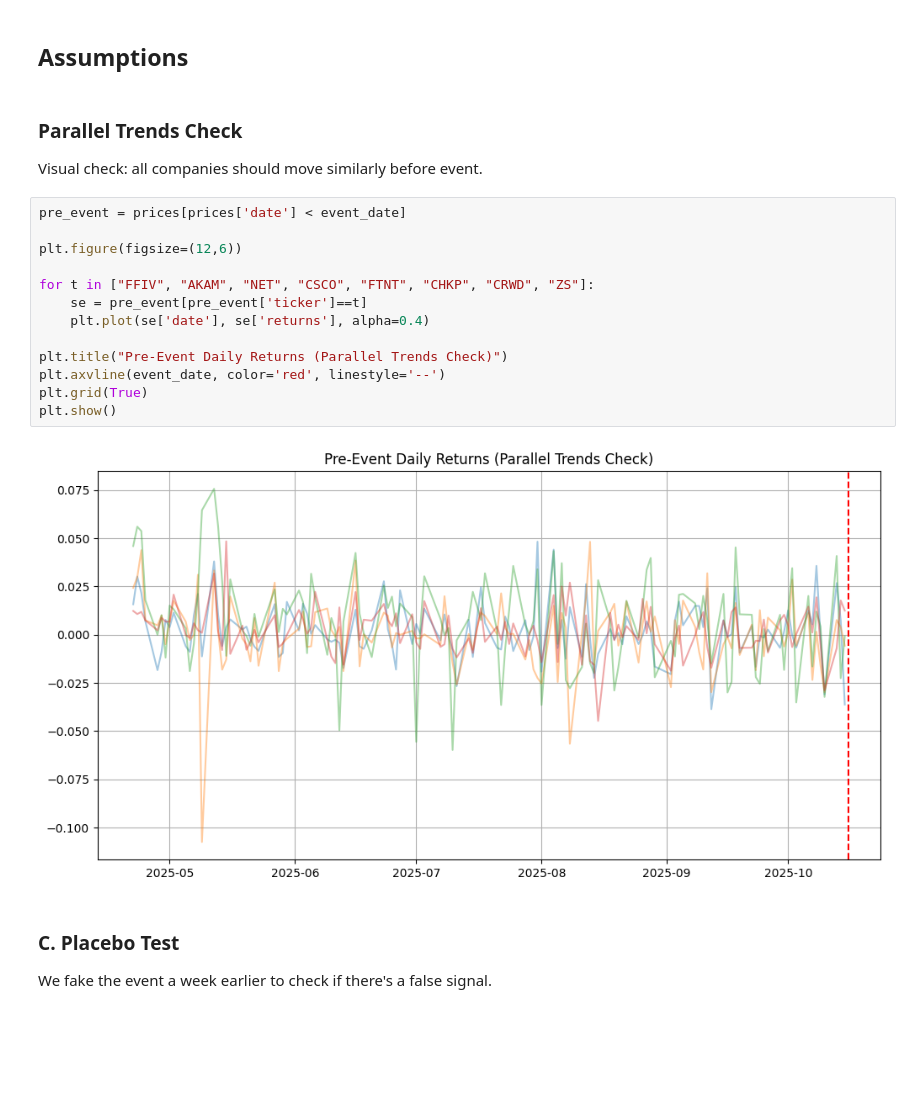
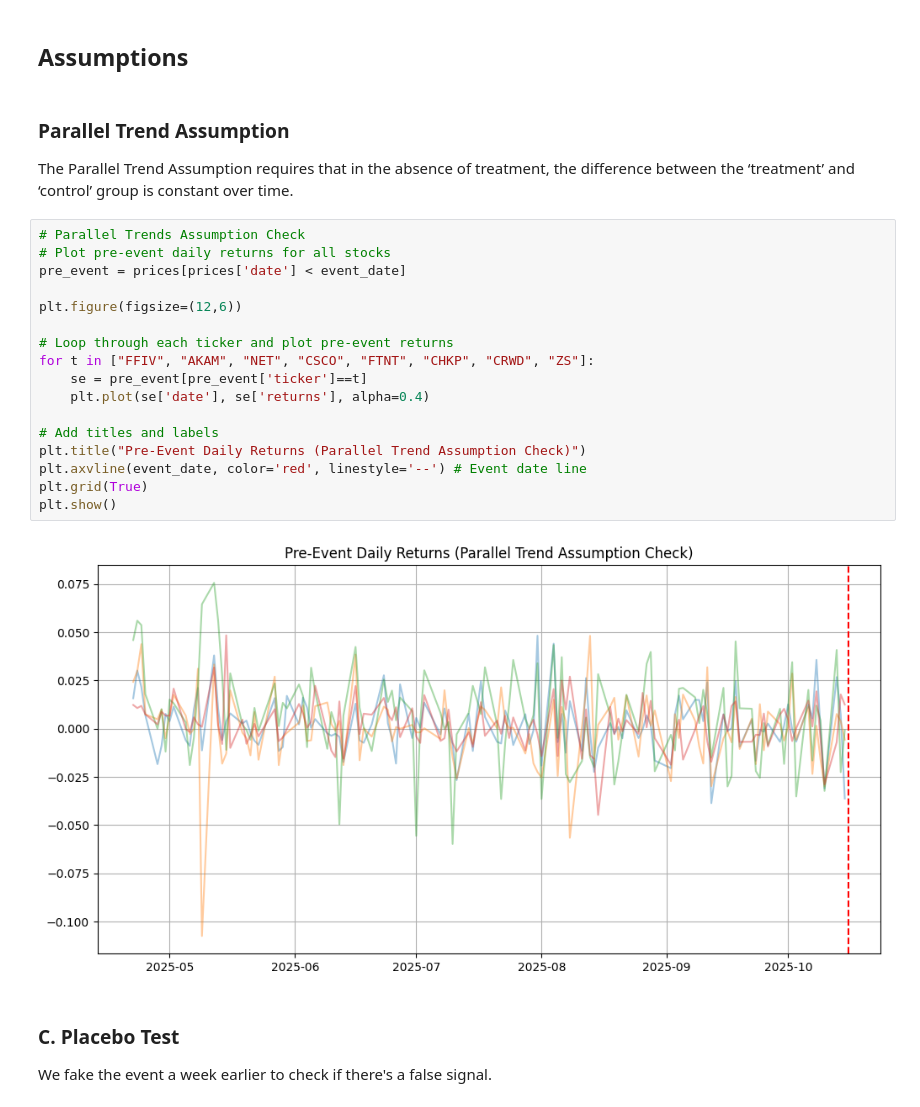
Before and after one commit to Abigaelawino/F5-Breach, a Jupyter notebook: causal-impact-analysis.ipynb, the cells around one changed output. Cells and saved outputs as stored; diff of their text form; blank space fills up the shorter version.

```diff
--- a/causal-impact-analysis.ipynb
+++ b/causal-impact-analysis.ipynb
@@ -179,23 +208,27 @@ Notes:
 # %% [markdown]
 ## Assumptions
 # %% [markdown]
-### Parallel Trends Check
-Visual check: all companies should move similarly before event.
+### Parallel Trend Assumption
+The Parallel Trend Assumption requires that in the absence of treatment, the difference between the ‘treatment’ and ‘control’ group is constant over time.
 # %%
+# Parallel Trends Assumption Check
+# Plot pre-event daily returns for all stocks
 pre_event = prices[prices['date'] < event_date]
 
 plt.figure(figsize=(12,6))
 
+# Loop through each ticker and plot pre-event returns
 for t in ["FFIV", "AKAM", "NET", "CSCO", "FTNT", "CHKP", "CRWD", "ZS"]:
     se = pre_event[pre_event['ticker']==t]
     plt.plot(se['date'], se['returns'], alpha=0.4)
 
-plt.title("Pre-Event Daily Returns (Parallel Trends Check)")
-plt.axvline(event_date, color='red', linestyle='--')
+# Add titles and labels
+plt.title("Pre-Event Daily Returns (Parallel Trend Assumption Check)")
+plt.axvline(event_date, color='red', linestyle='--') # Event date line
 plt.grid(True)
 plt.show()
 # %% [output]
-[figure, old version]
+[figure, new version]
 # %% [markdown]
 ### C. Placebo Test
 We fake the event a week earlier to check if there's a false signal.
```
Also changed, not shown: parts of 6 cells of this notebook.
